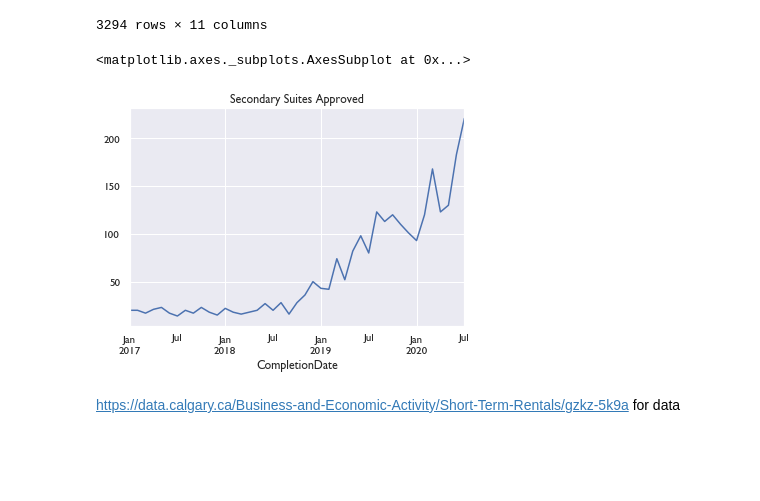
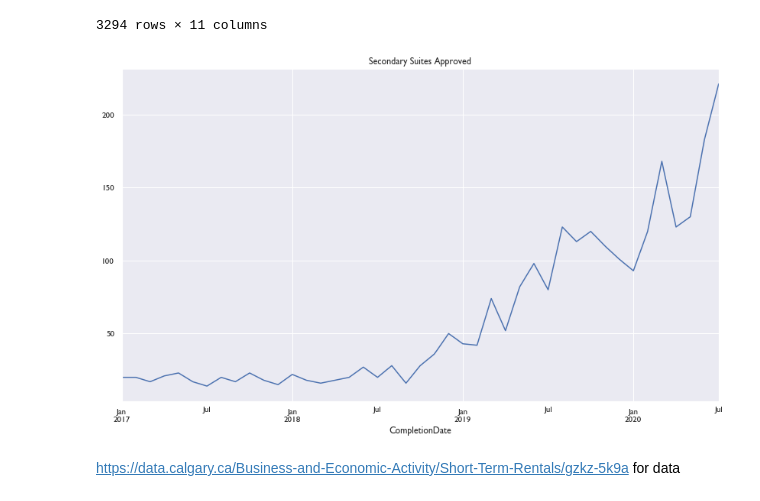
Before and after one commit to doublebigmak/housing_stats, a Jupyter notebook: cal_secondary.ipynb, the cells around one changed output. Drawn from its saved outputs; the diff is of its cells as text; code cells hidden in the pictures; blank space fills up the shorter version.

```diff
--- a/cal_secondary.ipynb
+++ b/cal_secondary.ipynb
@@ -34,10 +34,10 @@ s_suite
 | 2013-07-12 | 898 | 180 CASTLEGREEN CL NE | 180 CASTLEGREEN CL NE | CASTLERIDGE | 2013-07-12 | BP2013-03193 | 266 | ... |
 3294 rows × 11 columns
 # %%
-s_suite['2017':'2020'].resample('M').count()['id'].plot(title='Secondary Suites Approved')
+s_suite['2017':'2020'].resample('M').count()['id'].plot(title='Secondary Suites Approved', figsize = (14,8))
+plt.savefig('secondary_suites_approve.png')
 # %% [output]
-<matplotlib.axes._subplots.AxesSubplot at 0x...>
-[figure, old version]
+[figure, new version]
 # %%
 s_suite[s_suite['   ']]
 # %%
```
Also changed, not shown: parts of 2 cells of this notebook, 10 other files.
